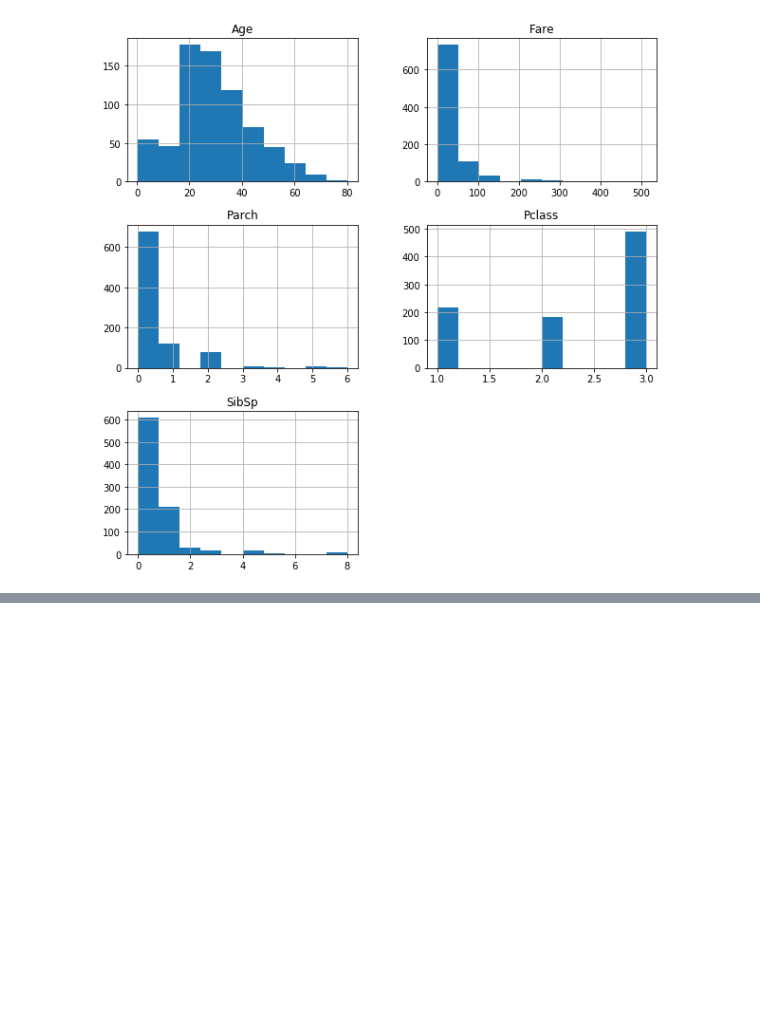
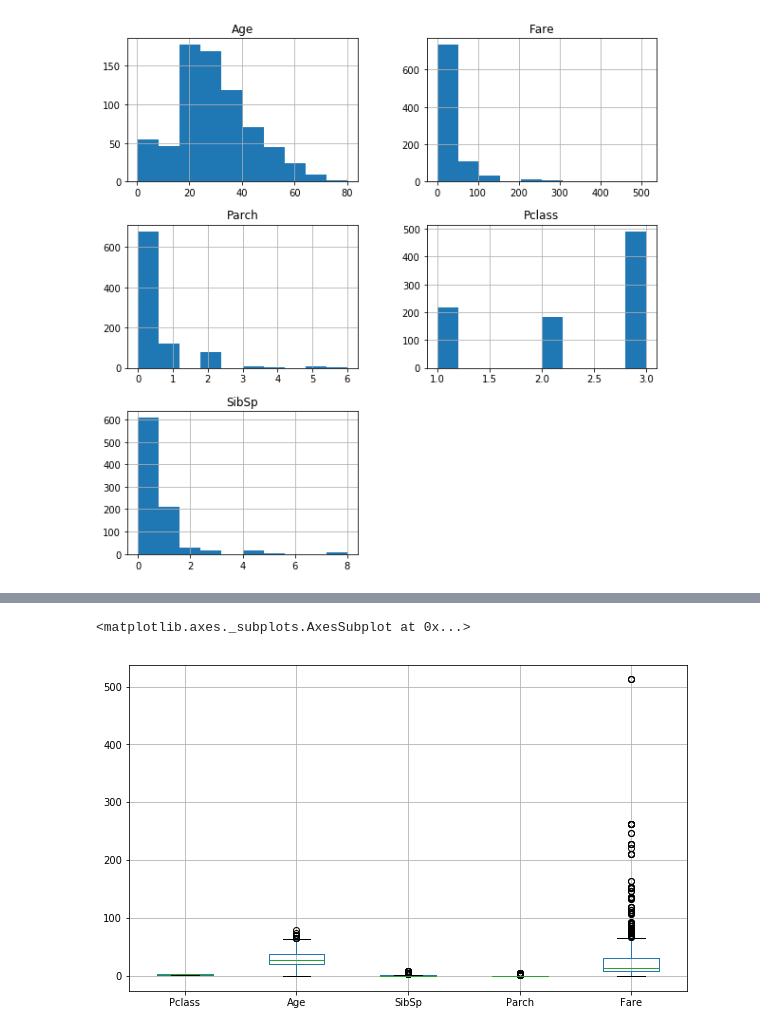
Before and after one commit to asmtechnology/awsmlbook-chapter2, a Jupyter notebook: DataExploration.ipynb, the cells around one changed output, grey strips where cells are left out. Saved outputs shown, nothing was run; the diff lists cells and outputs as text; code cells hidden in the pictures; blank space fills up the shorter version.

```diff
--- a/DataExploration.ipynb
+++ b/DataExploration.ipynb
@@ -111,0 +170,6 @@ array([[<matplotlib.axes._subplots.AxesSubplot object at 0x...>,
+# %%
+# create a box plot of numeric features.
+df_titanic_features.boxplot(figsize=(10,6))
+# %% [output]
+<matplotlib.axes._subplots.AxesSubplot at 0x...>
+[figure, added]
```
Also changed, not shown: parts of 14 cells of this notebook.
